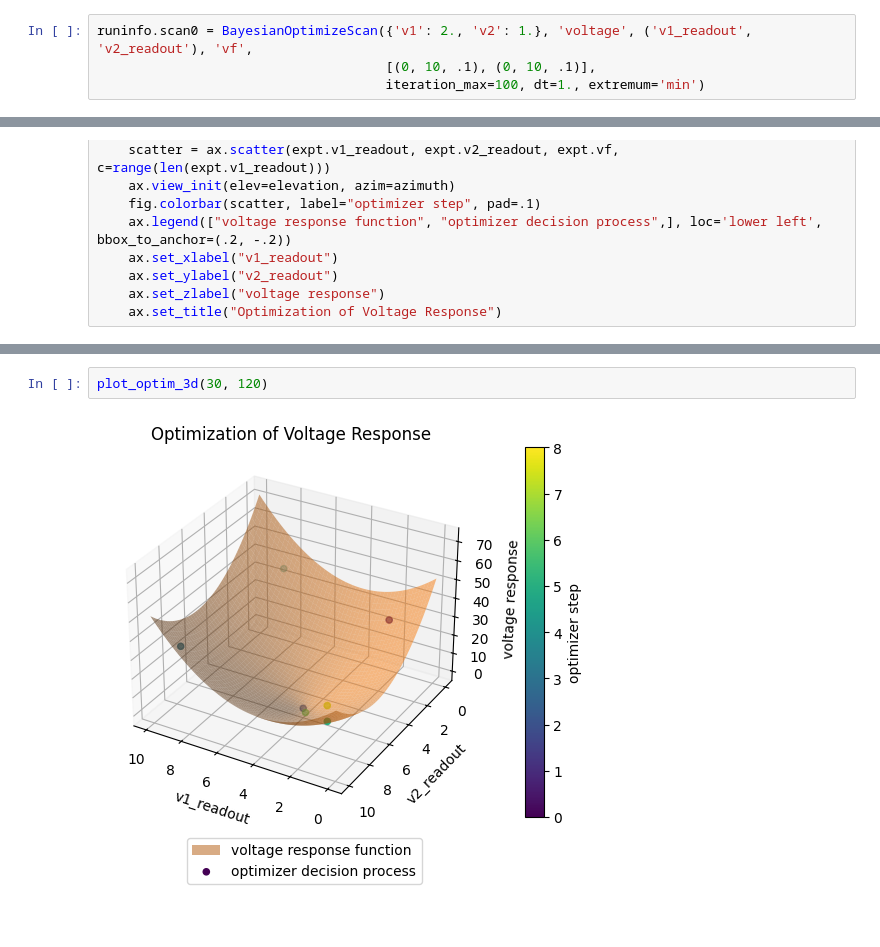
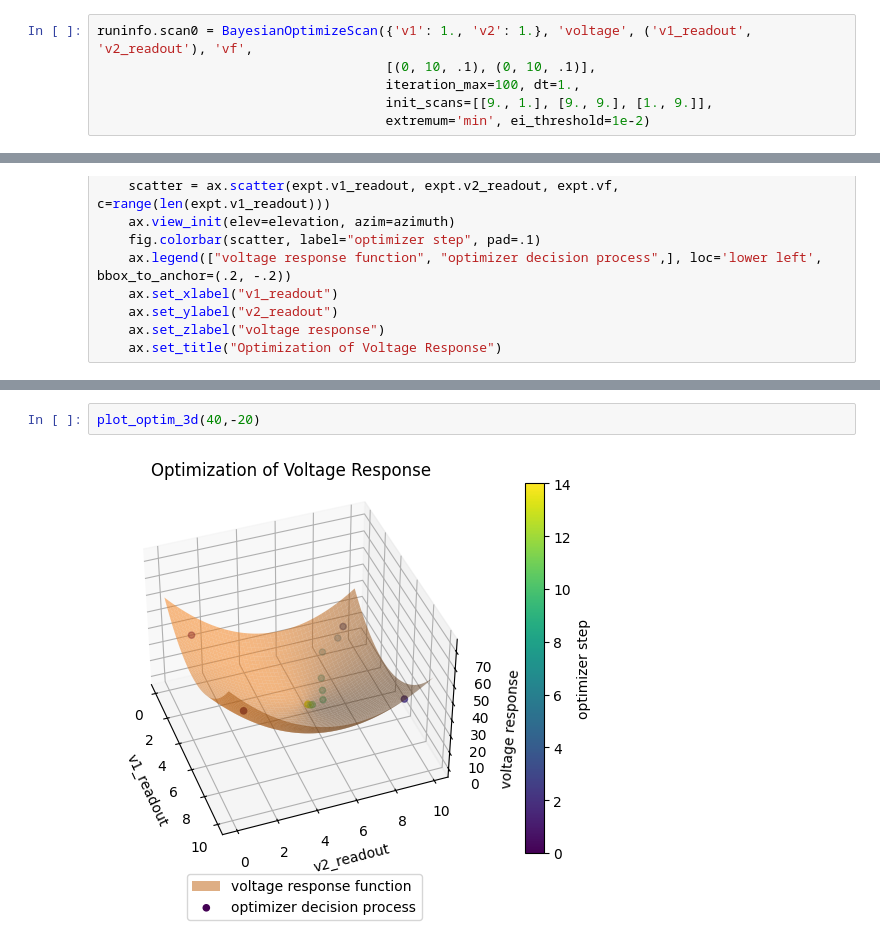
Before and after one commit to sandialabs/pyscan, a Jupyter notebook: demo_notebooks/advanced/a04-example_Bayesian_optimization_interface/a04-example_Bayesian_optimization_interface.ipynb, the cells around one changed output, grey strips where cells are left out. Drawn from its saved outputs; the diff is of its cells as text.

```diff
--- a/demo_notebooks/advanced/a04-example_Bayesian_optimization_interface/a04-example_Bayesian_optimization_interface.ipynb
+++ b/demo_notebooks/advanced/a04-example_Bayesian_optimization_interface/a04-example_Bayesian_optimization_interface.ipynb
@@ -115,9 +133,11 @@ class BayesianOptimizeScan(ps.AbstractOptimizeScan):
 # %% [markdown]
 # Instantiate OptimizeScan
 # %%
-runinfo.scan0 = BayesianOptimizeScan({'v1': 2., 'v2': 1.}, 'voltage', ('v1_readout', 'v2_readout'), 'vf',
+runinfo.scan0 = BayesianOptimizeScan({'v1': 1., 'v2': 1.}, 'voltage', ('v1_readout', 'v2_readout'), 'vf',
                                      [(0, 10, .1), (0, 10, .1)],
-                                     iteration_max=100, dt=1., extremum='min')
+                                     iteration_max=100, dt=1.,
+                                     init_scans=[[9., 1.], [9., 9.], [1., 9.]],
+                                     extremum='min', ei_threshold=1e-2)
 # %% [markdown]
 # Run Experiments
 # %%
@@ -260,4 +264,4 @@ plot_optim_3d(90, 270)
 # %%
-plot_optim_3d(30, 120)
+plot_optim_3d(40,-20)
 # %% [output]
-[figure, old version]
+[figure, new version]
```
Also changed, not shown: parts of 13 cells of this notebook, 2 other files.
